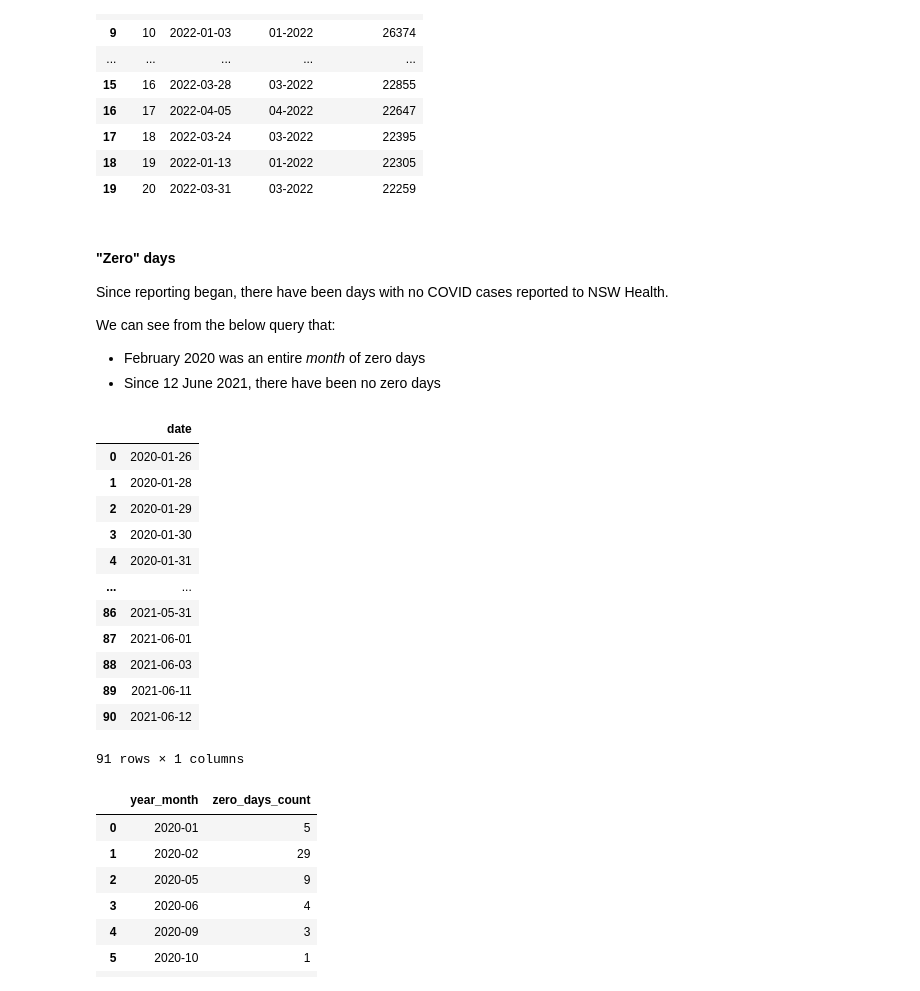
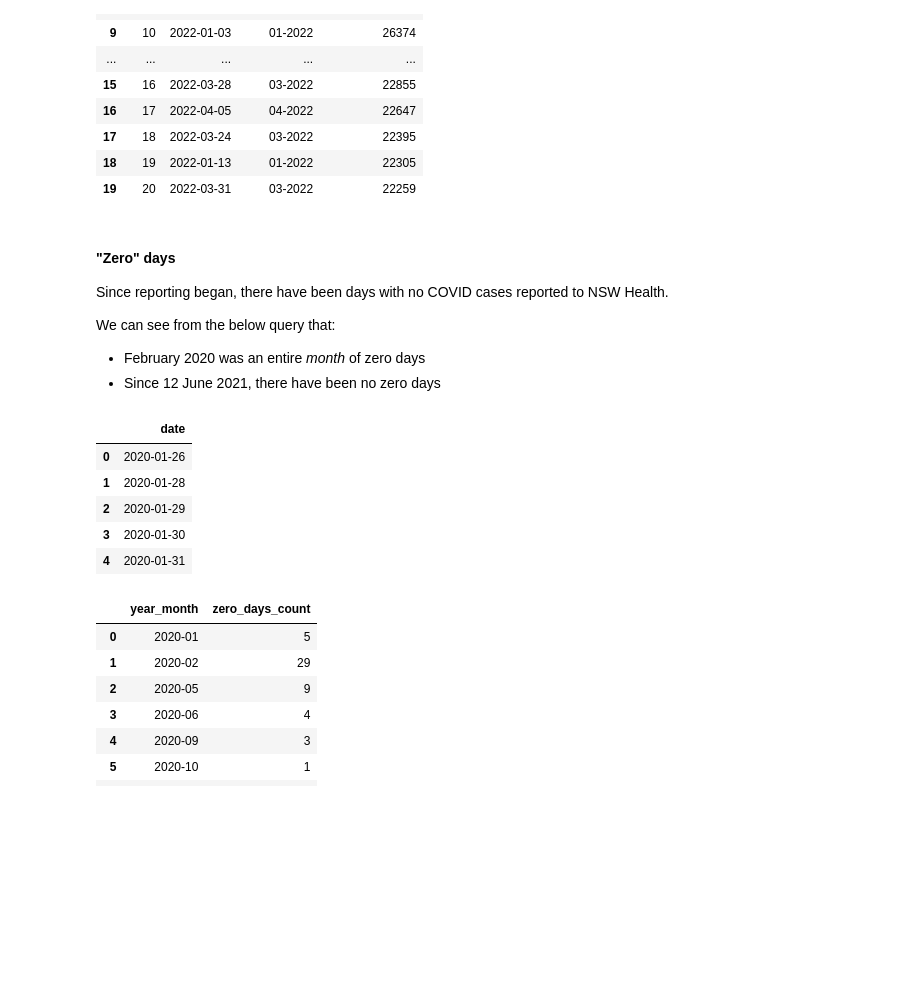
Before and after one commit to henrylin03/covid-nsw, a Jupyter notebook: covid-nsw.ipynb, the cells around one changed output. Drawn from its saved outputs; the diff is of its cells as text; code cells hidden in the pictures; blank space fills up the shorter version.

```diff
--- a/covid-nsw.ipynb
+++ b/covid-nsw.ipynb
@@ -152,11 +156,13 @@ pd.read_sql_query(
 | 19 | 20 | 2022-03-31 | 03-2022 | 22259 |
 # %% [markdown]
 #### "Zero" days
+
 Since reporting began, there have been days with no COVID cases reported to NSW Health.
 
 We can see from the below query that:
-* February 2020 was an entire _month_ of zero days
-* Since 12 June 2021, there have been no zero days
+
+- February 2020 was an entire _month_ of zero days
+- Since 12 June 2021, there have been no zero days
 # %%
 zero_days_df = pd.read_sql_query(
     """
@@ -167,41 +173,34 @@ zero_days_df = pd.read_sql_query(
                 )
             )
             UNION ALL
             SELECT DATE(date, '+1 day')
             FROM dates
             WHERE date < (
                 SELECT MAX(notification_date)
                 FROM covid
                 )
             )
 
         SELECT
             d.*
         FROM dates d
         LEFT JOIN covid c
             ON c.notification_date = d.date
         WHERE c.notification_date IS NULL
         ORDER BY 1
         """,
     engine,
 )
 
 zero_days_df.to_sql("zero_days", engine, if_exists="replace", index=False)
-zero_days_df
+zero_days_df.head()
 # %% [output]
 |  | date |
 | 0 | 2020-01-26 |
 | 1 | 2020-01-28 |
 | 2 | 2020-01-29 |
 | 3 | 2020-01-30 |
 | 4 | 2020-01-31 |
-| ... | ... |
-| 86 | 2021-05-31 |
-| 87 | 2021-06-01 |
-| 88 | 2021-06-03 |
-| 89 | 2021-06-11 |
-| 90 | 2021-06-12 |
-91 rows × 1 columns
 # %%
 pd.read_sql_query(
     """
```
Also changed, not shown: parts of 13 cells of this notebook.
